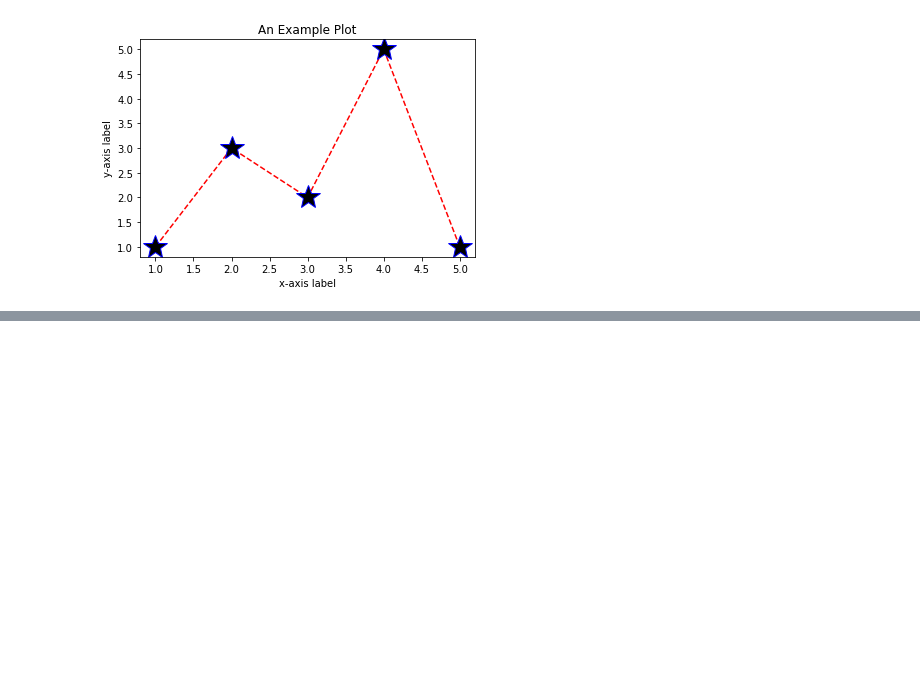
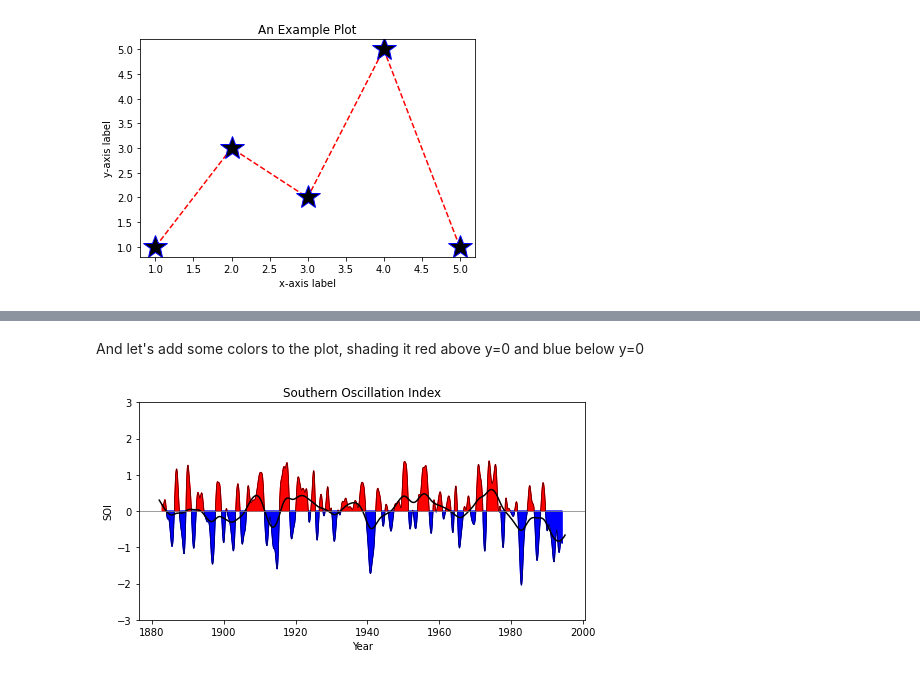
Before and after one commit to anissa111/matplotlib-tutorial, a Jupyter notebook: Prerelease.ipynb, the cells around one changed output, grey strips where cells are left out. Saved outputs shown, nothing was run; the diff lists cells and outputs as text; code cells hidden in the pictures; blank space fills up the shorter version.

```diff
--- a/Prerelease.ipynb
+++ b/Prerelease.ipynb
@@ -84,0 +147,9 @@ ax.set_title('An Example Plot');
+# %% [markdown]
+And let's add some colors to the plot, shading it red above y=0 and blue below y=0
+# %%
+# Fill above and below y=0
+ax.fill_between(date, soi, where=soi > 0, color='red')
+ax.fill_between(date, soi, where=soi < 0, color='blue')
+fig
+# %% [output]
+[figure, added]
```
Also changed, not shown: parts of 14 cells of this notebook, 3 other files.
